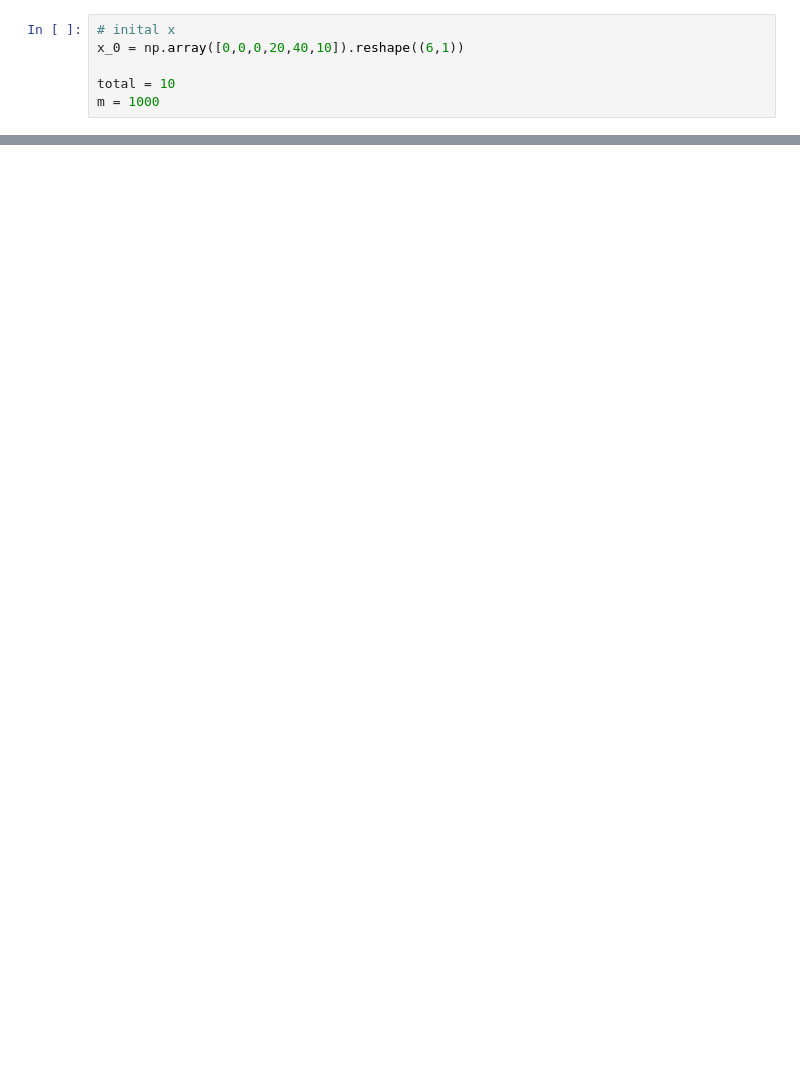
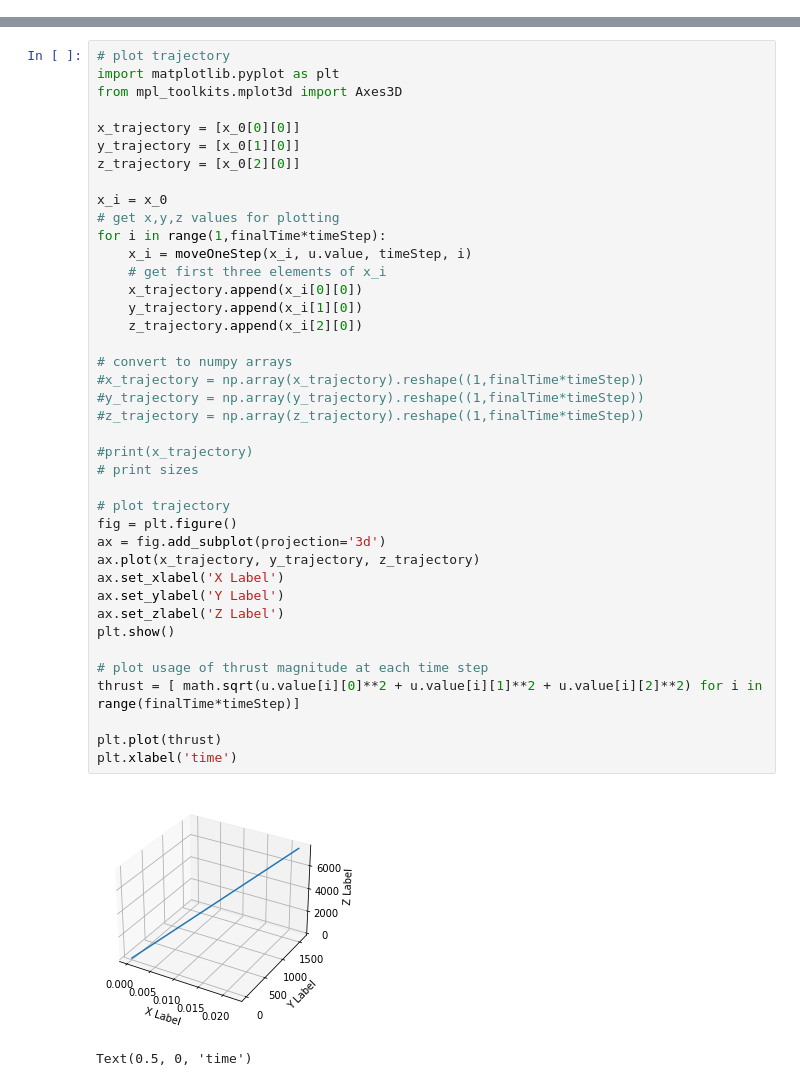
Before and after one commit to Owen-Oertell/spaceflight-dyanamics-modeling, a Jupyter notebook: basic-spaceflight.ipynb, the cells around one changed output, grey strips where cells are left out. Drawn from its saved outputs; the diff is of its cells as text; blank space fills up the shorter version.

Commit message:
fixing code and adding visualization

```diff
--- a/basic-spaceflight.ipynb
+++ b/basic-spaceflight.ipynb
@@ -22,7 +40 @@ def move(u):
-# %%
-# inital x
-x_0 = np.array([0,0,0,20,40,10]).reshape((6,1))
-
-total = 10
-m = 1000
 # %%
@@ -57,0 +81,43 @@ Thrust Vectors at Time Step
+# %%
+# plot trajectory
+import matplotlib.pyplot as plt
+from mpl_toolkits.mplot3d import Axes3D
+
+x_trajectory = [x_0[0][0]]
+y_trajectory = [x_0[1][0]]
+z_trajectory = [x_0[2][0]]
+
+x_i = x_0
+# get x,y,z values for plotting
+for i in range(1,finalTime*timeStep):
+    x_i = moveOneStep(x_i, u.value, timeStep, i)
+    # get first three elements of x_i
+    x_trajectory.append(x_i[0][0])
+    y_trajectory.append(x_i[1][0])
+    z_trajectory.append(x_i[2][0])
+
+# convert to numpy arrays
+#x_trajectory = np.array(x_trajectory).reshape((1,finalTime*timeStep))
+#y_trajectory = np.array(y_trajectory).reshape((1,finalTime*timeStep))
+#z_trajectory = np.array(z_trajectory).reshape((1,finalTime*timeStep))
+
+#print(x_trajectory)
+# print sizes
+
+# plot trajectory
+fig = plt.figure()
+ax = fig.add_subplot(projection='3d')
+ax.plot(x_trajectory, y_trajectory, z_trajectory)
+ax.set_xlabel('X Label')
+ax.set_ylabel('Y Label')
+ax.set_zlabel('Z Label')
+plt.show()
+
+# plot usage of thrust magnitude at each time step
+thrust = [ math.sqrt(u.value[i][0]**2 + u.value[i][1]**2 + u.value[i][2]**2) for i in range(finalTime*timeStep)]
+
+plt.plot(thrust)
+plt.xlabel('time')
+# %% [output]
+[figure, added]
+Text(0.5, 0, 'time')
```
Also changed, not shown: parts of 4 cells of this notebook.
